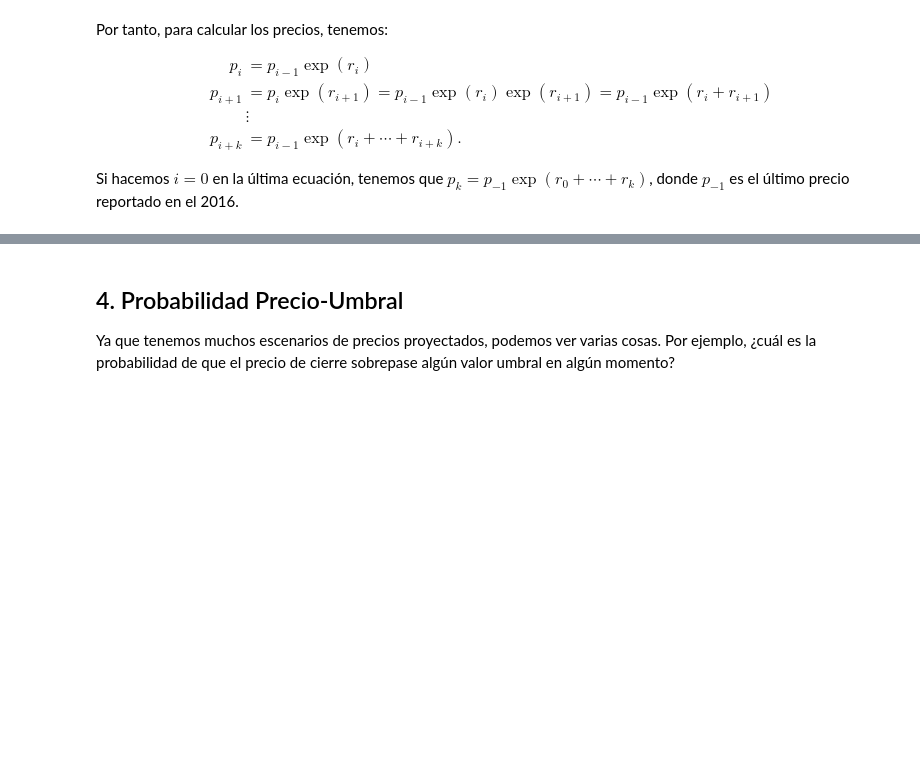
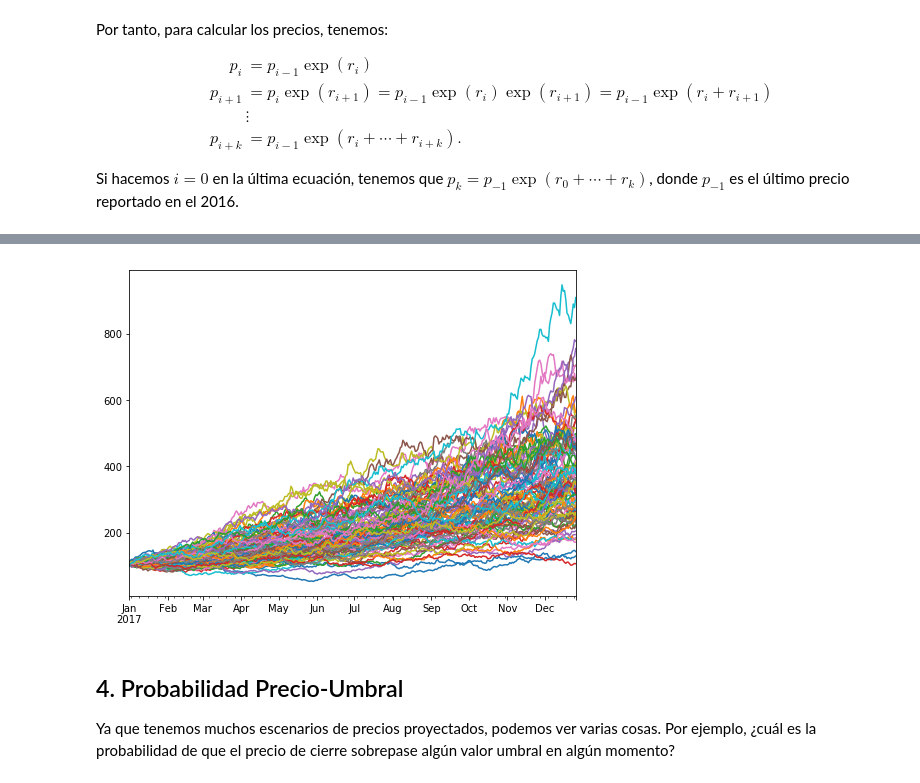
Before and after one commit to luzifi/Simulacion2017, a Jupyter notebook: Modulo2/Clase16_ProbabilidadPrecio-Umbral.ipynb, the cells around one changed output, grey strips where cells are left out. Saved outputs shown, nothing was run; the diff lists cells and outputs as text; code cells hidden in the pictures; blank space fills up the shorter version.

```diff
--- a/Modulo2/Clase16_ProbabilidadPrecio-Umbral.ipynb
+++ b/Modulo2/Clase16_ProbabilidadPrecio-Umbral.ipynb
@@ -76,3 +136,8 @@ Si hacemos $i=0$ en la última ecuación, tenemos que $p_{k}=p_{-1}\exp(r_0+\cdo
+# %%
+# Gráfico
+simdata.plot(figsize=(8,6),legend=False);
+# %% [output]
+[figure, added]
 # %% [markdown]
 ## 4. Probabilidad Precio-Umbral
 
```
Also changed, not shown: parts of 21 cells of this notebook.
